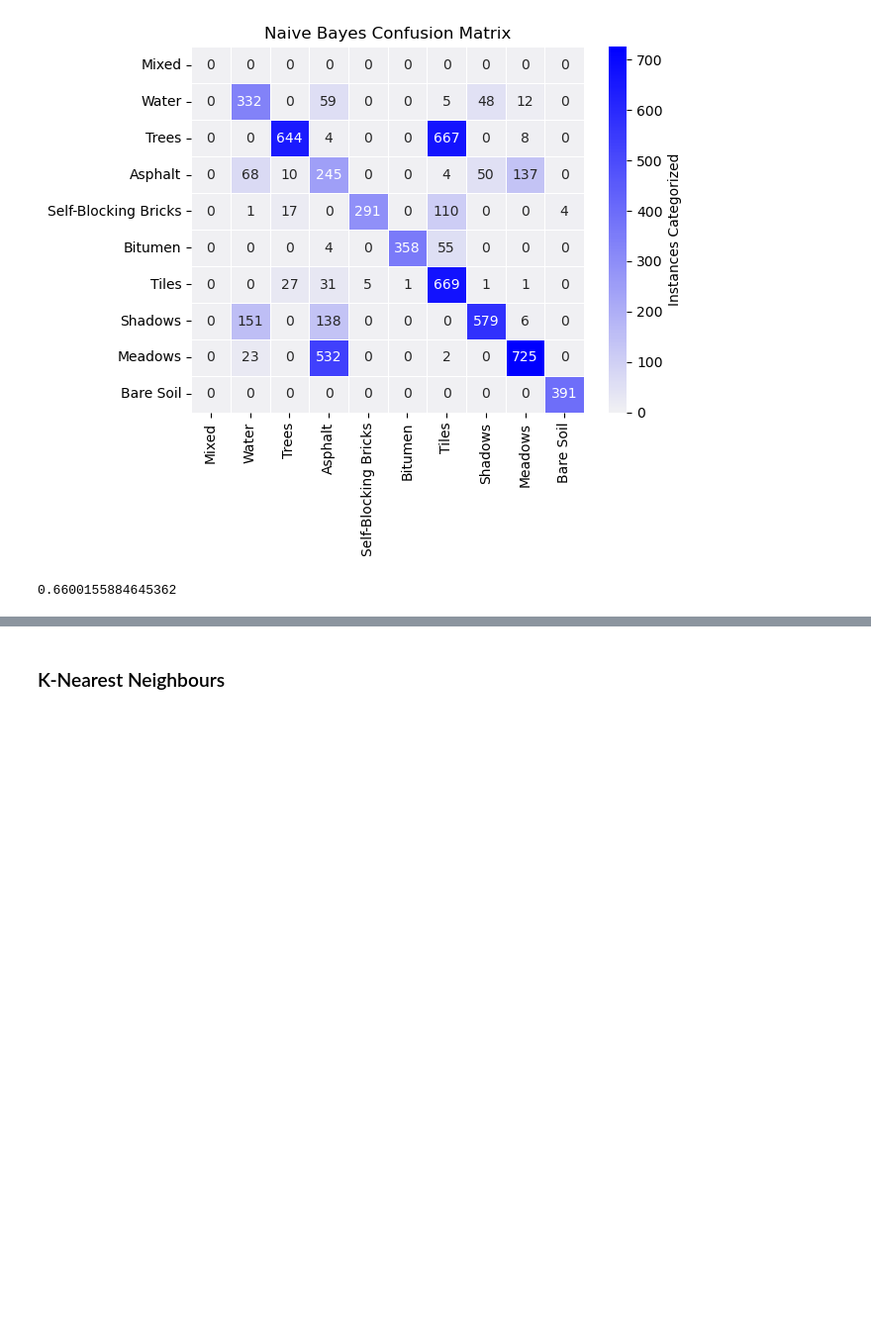
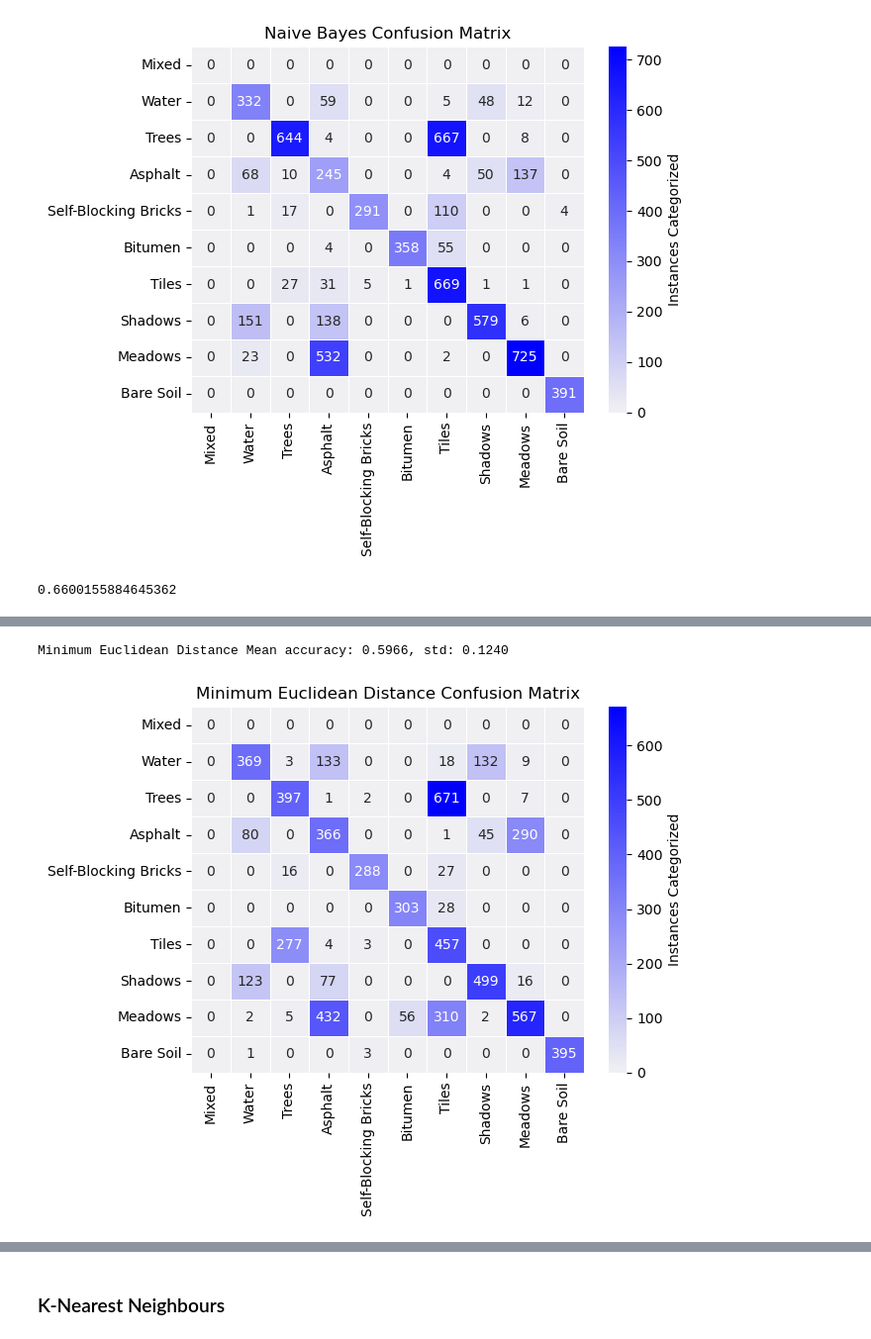
Before and after one commit to dimits-ts/hyperspectral-imaging, a Jupyter notebook: Project_AUEB.ipynb, the cells around one changed output, grey strips where cells are left out. Shown: that part at 99% size. Drawn from its saved outputs; the diff is of its cells as text; code cells hidden in the pictures; blank space fills up the shorter version.

```diff
--- a/Project_AUEB.ipynb
+++ b/Project_AUEB.ipynb
@@ -532,0 +546,42 @@ get_accuracy(naive_res, y_train)
+# %%
+from sklearn.base import BaseEstimator
+
+
+class EuclideanDistanceClassifier(BaseEstimator):
+
+    def __init__(self):
+        self.means_labels = []
+        self.means = []
+
+    def fit(self, x_train, y_train):
+        self.means_labels = np.unique(y_train)
+
+        for label in self.means_labels:
+            data = x_train[y_train == label]
+            self.means.append(data.mean(axis=0))
+
+        return self
+
+    def predict(self, x):
+        preds = []
+
+        for point in x:
+            distances = []
+
+            for label in self.means_labels:
+                distances.append(np.linalg.norm(point - self.means[label-1]))
+
+            min_dist = np.argmin(distances)
+            preds.append(self.means_labels[min_dist])
+
+        return np.array(preds)
+# %%
+res = cross_val_res(EuclideanDistanceClassifier(), x_train, y_train, scoring="f1_weighted")
+print(f"Minimum Euclidean Distance Mean accuracy: {res[0]:.4f}, std: {res[1]:.4f}")
+# %% [output]
+Minimum Euclidean Distance Mean accuracy: 0.5966, std: 0.1240
+# %%
+euclid_res = EuclideanDistanceClassifier().fit(x_train, y_train).predict(x_train)
+conf_matrix_heatmap("Minimum Euclidean Distance Confusion Matrix", confusion_matrix(euclid_res, y_train))
+# %% [output]
+[figure, added]
```
Also changed, not shown: parts of 16 cells of this notebook.
